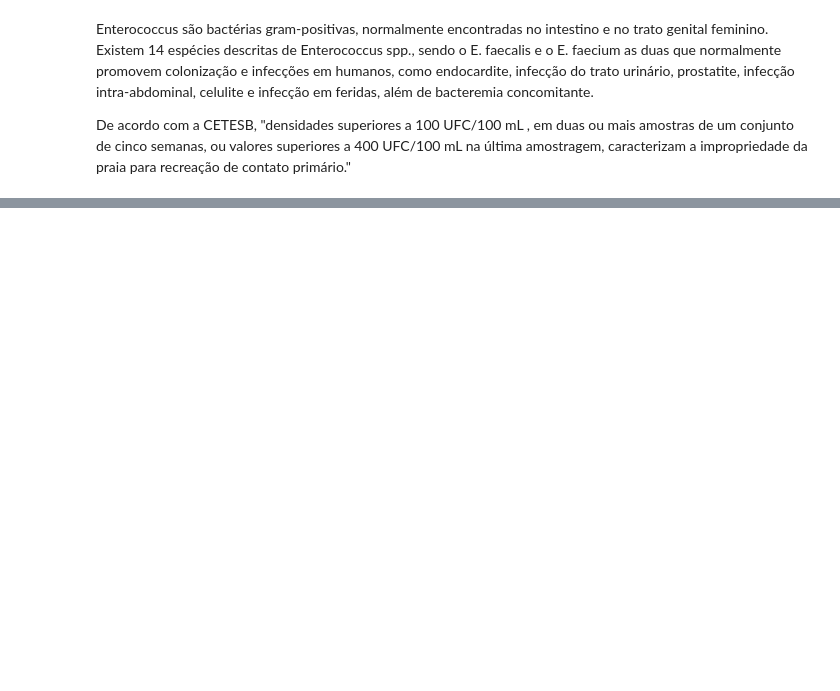
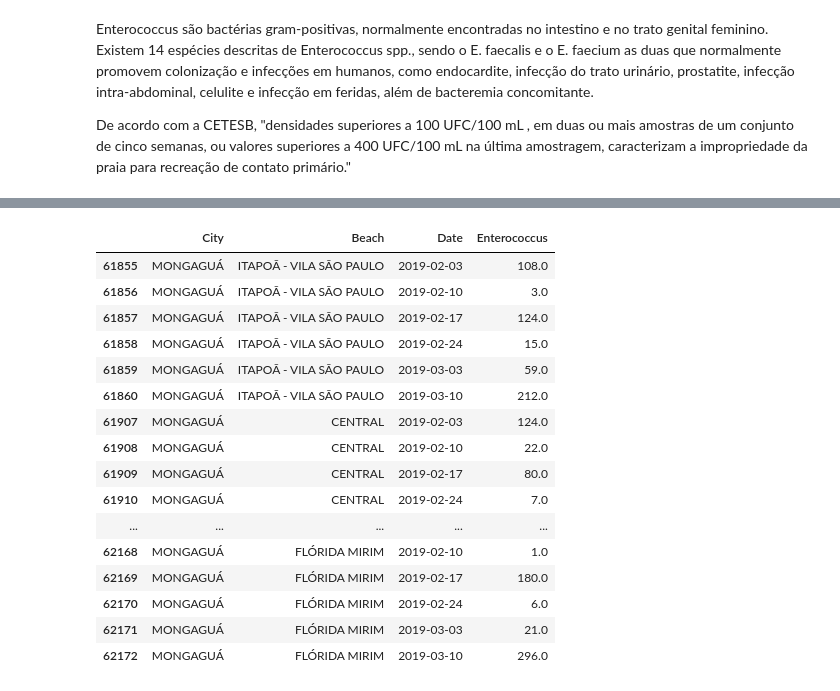
Before and after one commit to paulacca467/projeto-final, a Jupyter notebook: qualidade_agua.ipynb, the cells around one changed output, grey strips where cells are left out. Drawn from its saved outputs; the diff is of its cells as text; code cells hidden in the pictures; blank space fills up the shorter version.

```diff
--- a/qualidade_agua.ipynb
+++ b/qualidade_agua.ipynb
@@ -45,0 +32,26 @@ df2 = df.loc[df['City'] ]
+# %%
+# Selecionando os dados de 01/02/19 a 14/03/19
+#A CETESB não realizou medidas após 14/03/2021 por conta da pandemia, então vamos pegar
+# até 14/03/19 para aproximá-las
+
+monga = df.loc[(df['City'] == 'MONGAGUÁ')]
+monga_19 = monga.loc[(monga['Date'] >= '2019-02-01') & (monga['Date'] <= '2019-03-14')]
+monga_19
+# %% [output]
+|  | City | Beach | Date | Enterococcus |
+| 61855 | MONGAGUÁ | ITAPOÃ - VILA SÃO PAULO | 2019-02-03 | 108.0 |
+| 61856 | MONGAGUÁ | ITAPOÃ - VILA SÃO PAULO | 2019-02-10 | 3.0 |
+| 61857 | MONGAGUÁ | ITAPOÃ - VILA SÃO PAULO | 2019-02-17 | 124.0 |
+| 61858 | MONGAGUÁ | ITAPOÃ - VILA SÃO PAULO | 2019-02-24 | 15.0 |
+| 61859 | MONGAGUÁ | ITAPOÃ - VILA SÃO PAULO | 2019-03-03 | 59.0 |
+| 61860 | MONGAGUÁ | ITAPOÃ - VILA SÃO PAULO | 2019-03-10 | 212.0 |
+| 61907 | MONGAGUÁ | CENTRAL | 2019-02-03 | 124.0 |
+| 61908 | MONGAGUÁ | CENTRAL | 2019-02-10 | 22.0 |
+| 61909 | MONGAGUÁ | CENTRAL | 2019-02-17 | 80.0 |
+| 61910 | MONGAGUÁ | CENTRAL | 2019-02-24 | 7.0 |
+| ... | ... | ... | ... | ... |
+| 62168 | MONGAGUÁ | FLÓRIDA MIRIM | 2019-02-10 | 1.0 |
+| 62169 | MONGAGUÁ | FLÓRIDA MIRIM | 2019-02-17 | 180.0 |
+| 62170 | MONGAGUÁ | FLÓRIDA MIRIM | 2019-02-24 | 6.0 |
+| 62171 | MONGAGUÁ | FLÓRIDA MIRIM | 2019-03-03 | 21.0 |
+| 62172 | MONGAGUÁ | FLÓRIDA MIRIM | 2019-03-10 | 296.0 |
```
Also changed, not shown: parts of 11 cells of this notebook.
